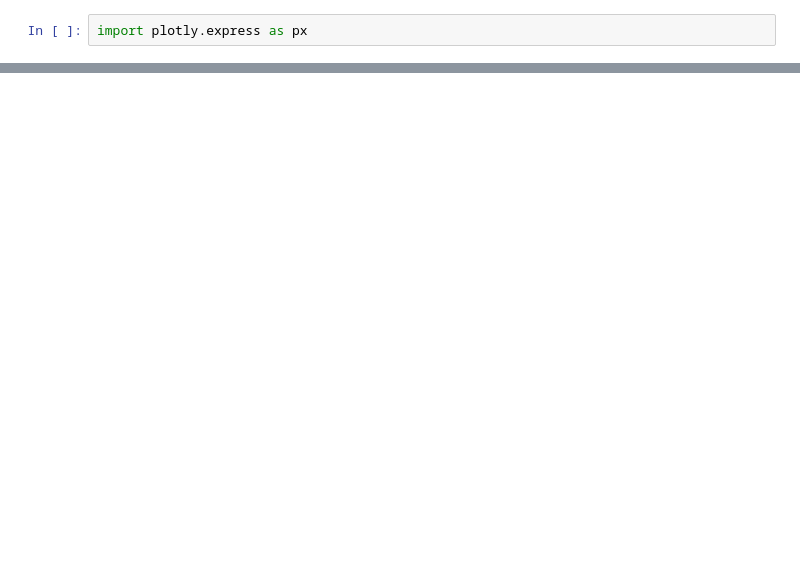
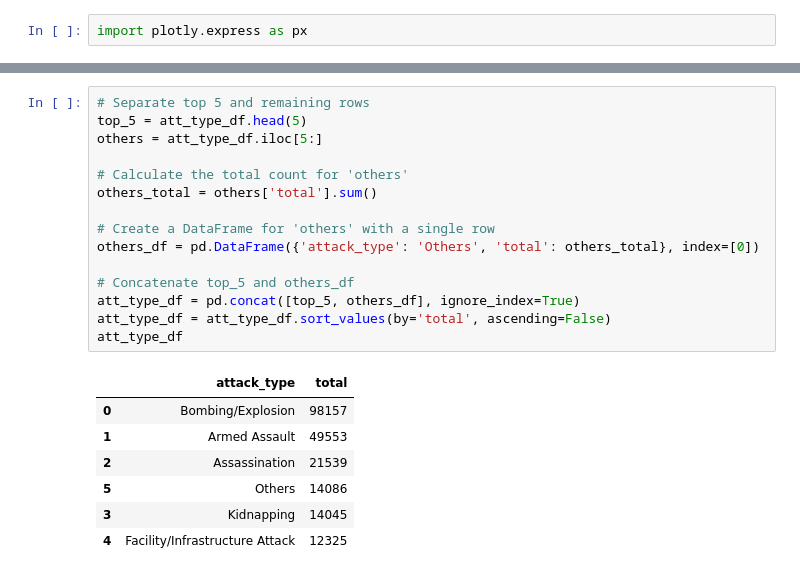
Before and after one commit to thanh309/dashboard-global-terrorism, a Jupyter notebook: code/pie_chart.ipynb, the cells around one changed output, grey strips where cells are left out. Saved outputs shown, nothing was run; the diff lists cells and outputs as text; blank space fills up the shorter version.

```diff
--- a/code/pie_chart.ipynb
+++ b/code/pie_chart.ipynb
@@ -49,0 +104,23 @@ fig.show()
+# %%
+# Separate top 5 and remaining rows
+top_5 = att_type_df.head(5)
+others = att_type_df.iloc[5:]
+
+# Calculate the total count for 'others'
+others_total = others['total'].sum()
+
+# Create a DataFrame for 'others' with a single row
+others_df = pd.DataFrame({'attack_type': 'Others', 'total': others_total}, index=[0])
+
+# Concatenate top_5 and others_df
+att_type_df = pd.concat([top_5, others_df], ignore_index=True)
+att_type_df = att_type_df.sort_values(by='total', ascending=False)
+att_type_df
+# %% [output]
+|  | attack_type | total |
+| 0 | Bombing/Explosion | 98157 |
+| 1 | Armed Assault | 49553 |
+| 2 | Assassination | 21539 |
+| 5 | Others | 14086 |
+| 3 | Kidnapping | 14045 |
+| 4 | Facility/Infrastructure Attack | 12325 |
```
Also changed, not shown: parts of 6 cells of this notebook.
